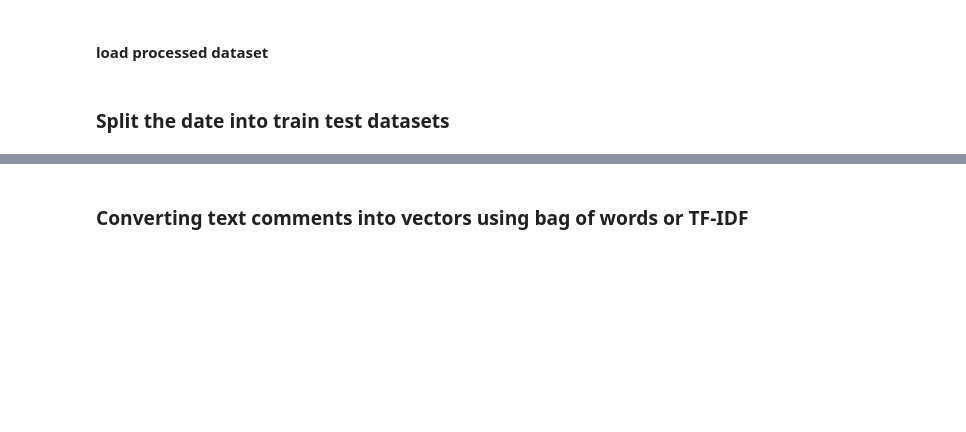
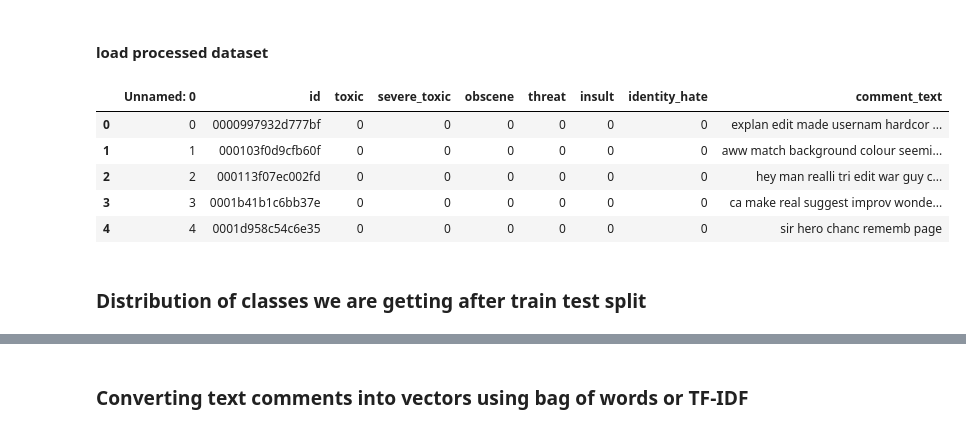
Before and after one commit to Navjotbians/toxic-comment-classifier, a Jupyter notebook: notebooks/modelling.ipynb, the cells around one changed output, grey strips where cells are left out. Drawn from its saved outputs; the diff is of its cells as text; code cells hidden in the pictures; blank space fills up the shorter version.

```diff
--- a/notebooks/modelling.ipynb
+++ b/notebooks/modelling.ipynb
@@ -29,14 +29,23 @@ from processing import process_txt
 processed_data = os.path.join(dir_path, 'data', 'processed', 'processed_stem_data.csv')
 # %%
 df = pd.read_csv(processed_data)
+# %%
+df.head()
+# %% [output]
+|  | Unnamed: 0 | id | toxic | severe_toxic | obscene | threat | insult | identity_hate | comment_text |
+| 0 | 0 | 0000997932d777bf | 0 | 0 | 0 | 0 | 0 | 0 | explan edit made usernam hardcor ... |
+| 1 | 1 | 000103f0d9cfb60f | 0 | 0 | 0 | 0 | 0 | 0 | aww match background colour seemi... |
+| 2 | 2 | 000113f07ec002fd | 0 | 0 | 0 | 0 | 0 | 0 | hey man realli tri edit war guy c... |
+| 3 | 3 | 0001b41b1c6bb37e | 0 | 0 | 0 | 0 | 0 | 0 | ca make real suggest improv wonde... |
+| 4 | 4 | 0001d958c54c6e35 | 0 | 0 | 0 | 0 | 0 | 0 | sir hero chanc rememb page |
 # %%
 ### fill NA for any missing data
 df['comment_text'].fillna("missing", inplace=True)
 # %%
 labels = ['toxic', 'severe_toxic', 'obscene', 'threat', 'insult', 'identity_hate']
 corpus = df['comment_text']
-# %% [markdown]
-### Split the date into train test datasets
+# %% [markdown]
+### Distribution of classes we are getting after train test split
 # %%
 X_train, X_test, y_train, y_test = model_selection.train_test_split(corpus,df[labels],
                                                                     test_size=0.25,random_state=42)
```
Also changed, not shown: parts of 24 cells of this notebook, 24 other files.
